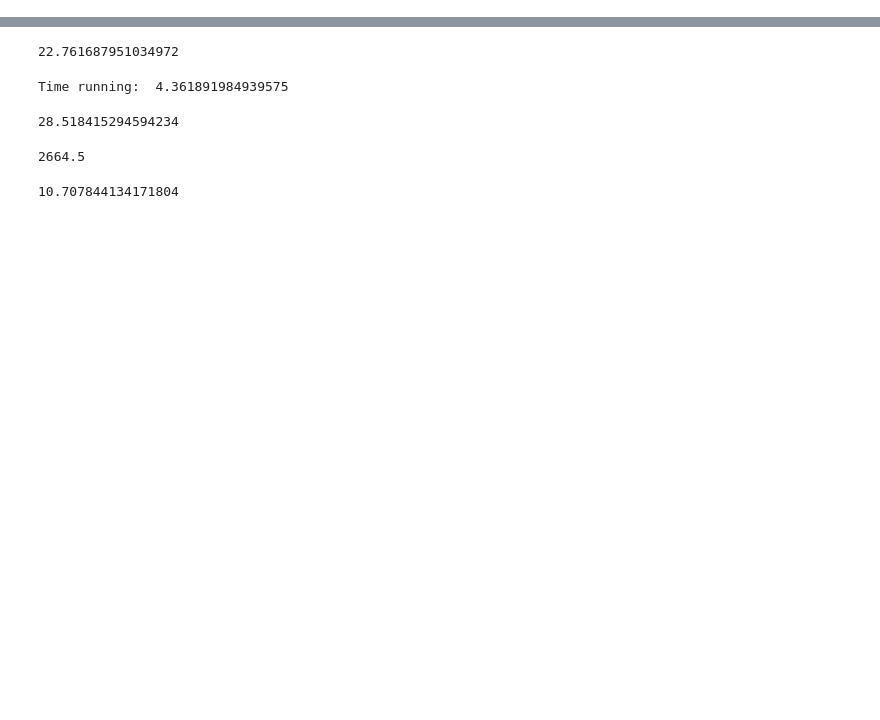
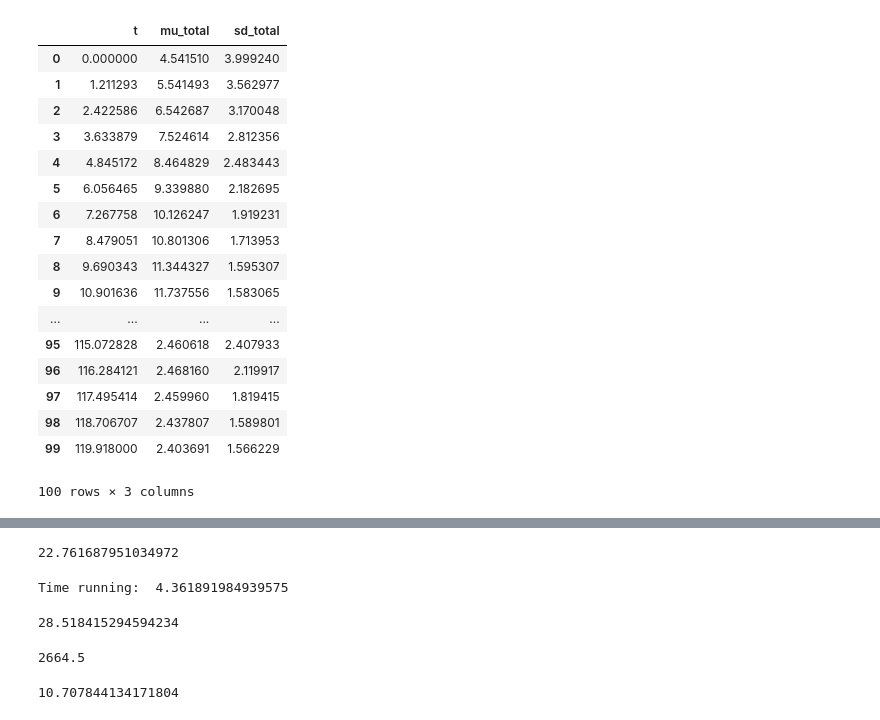
Before and after one commit to FelipeMFO/supernovae-classification, a Jupyter notebook: src_and_notebooks/processing/GP.ipynb, the cells around one changed output, grey strips where cells are left out. Saved outputs shown, nothing was run; the diff lists cells and outputs as text; code cells hidden in the pictures; blank space fills up the shorter version.

```diff
--- a/src_and_notebooks/processing/GP.ipynb
+++ b/src_and_notebooks/processing/GP.ipynb
@@ -31,0 +124,4 @@ filters = ['desg' , 'desi' , 'desr' , 'desz']
+# %%
+#with error treatment std_dev
+x, y, yerr = get_xys(cleaning_df(data_dict['desg'], method = '', clean_neg = True))
+x = x.reshape(len(x),1)
@@ -31,0 +136,6 @@ filters = ['desg' , 'desi' , 'desr' , 'desz']
+# %%
+data_dict, t = get_df(file)
+t = t.reshape(len(t),1)
+
+mus = {filters[0] : [], filters[1] : [], filters[2] : [], filters[3] : []}
+stds = {filters[0] : [], filters[1] : [], filters[2] : [], filters[3] : []}
@@ -31,0 +235,28 @@ filters = ['desg' , 'desi' , 'desr' , 'desz']
+# %%
+shared_t.set_value(t)
+shared_x.set_value(x)
+shared_y.set_value(y)
+shared_yerr.set_value(yerr)
+# %%
+fit = pd.DataFrame({"t": shared_t.get_value().flatten()})
+# %%
+fit
+# %% [output]
+|  | t | mu_total | sd_total |
+| 0 | 0.000000 | 4.541510 | 3.999240 |
+| 1 | 1.211293 | 5.541493 | 3.562977 |
+| 2 | 2.422586 | 6.542687 | 3.170048 |
+| 3 | 3.633879 | 7.524614 | 2.812356 |
+| 4 | 4.845172 | 8.464829 | 2.483443 |
+| 5 | 6.056465 | 9.339880 | 2.182695 |
+| 6 | 7.267758 | 10.126247 | 1.919231 |
+| 7 | 8.479051 | 10.801306 | 1.713953 |
+| 8 | 9.690343 | 11.344327 | 1.595307 |
+| 9 | 10.901636 | 11.737556 | 1.583065 |
+| ... | ... | ... | ... |
+| 95 | 115.072828 | 2.460618 | 2.407933 |
+| 96 | 116.284121 | 2.468160 | 2.119917 |
+| 97 | 117.495414 | 2.459960 | 1.819415 |
+| 98 | 118.706707 | 2.437807 | 1.589801 |
+| 99 | 119.918000 | 2.403691 | 1.566229 |
+100 rows × 3 columns
```
Also changed, not shown: parts of 39 cells of this notebook, 37 other files.
